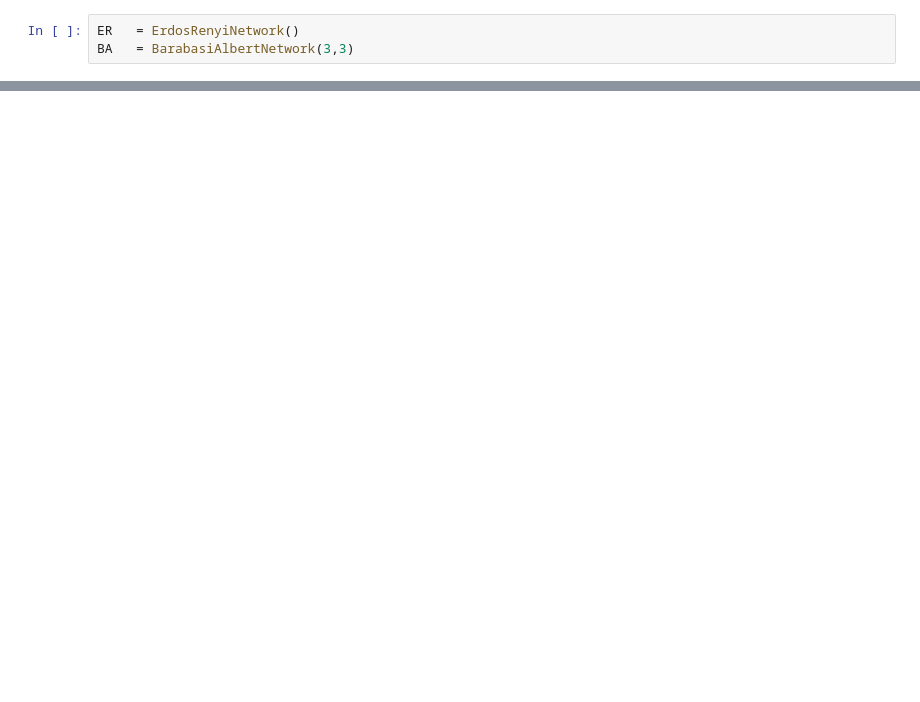
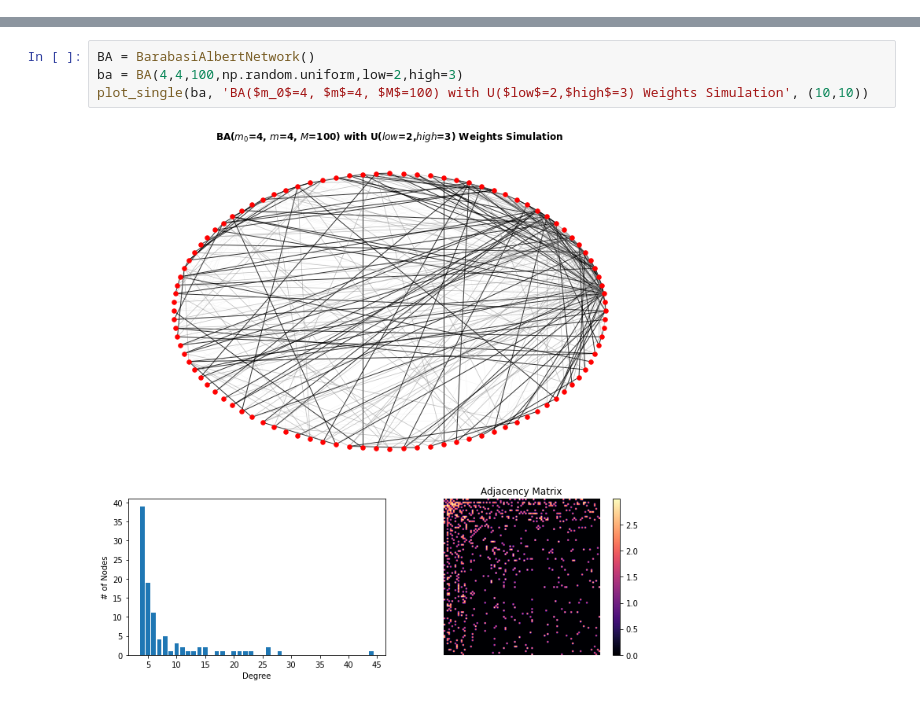
Before and after one commit to gokdumano/NetworkSimulations, a Jupyter notebook: main.ipynb, the cells around one changed output, grey strips where cells are left out. Drawn from its saved outputs; the diff is of its cells as text; blank space fills up the shorter version.

```diff
--- a/main.ipynb
+++ b/main.ipynb
@@ -6,3 +0,0 @@ from utils import plot_network
-# %%
-ER   = ErdosRenyiNetwork()
-BA   = BarabasiAlbertNetwork(3,3)
@@ -16,0 +234,6 @@ plot_network(BA(200))
+# %%
+BA = BarabasiAlbertNetwork()
+ba = BA(4,4,100,np.random.uniform,low=2,high=3)
+plot_single(ba, 'BA($m_0$=4, $m$=4, $M$=100) with U($low$=2,$high$=3) Weights Simulation', (10,10))
+# %% [output]
+[figure, added]
```
Also changed, not shown: parts of 21 cells of this notebook, 4 other files.
